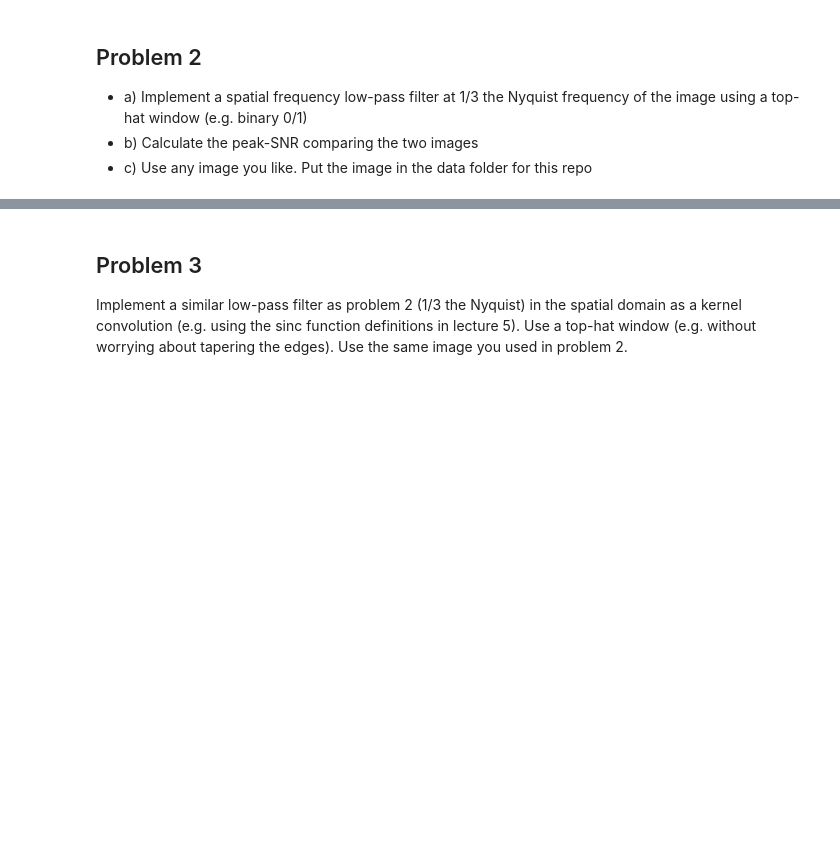
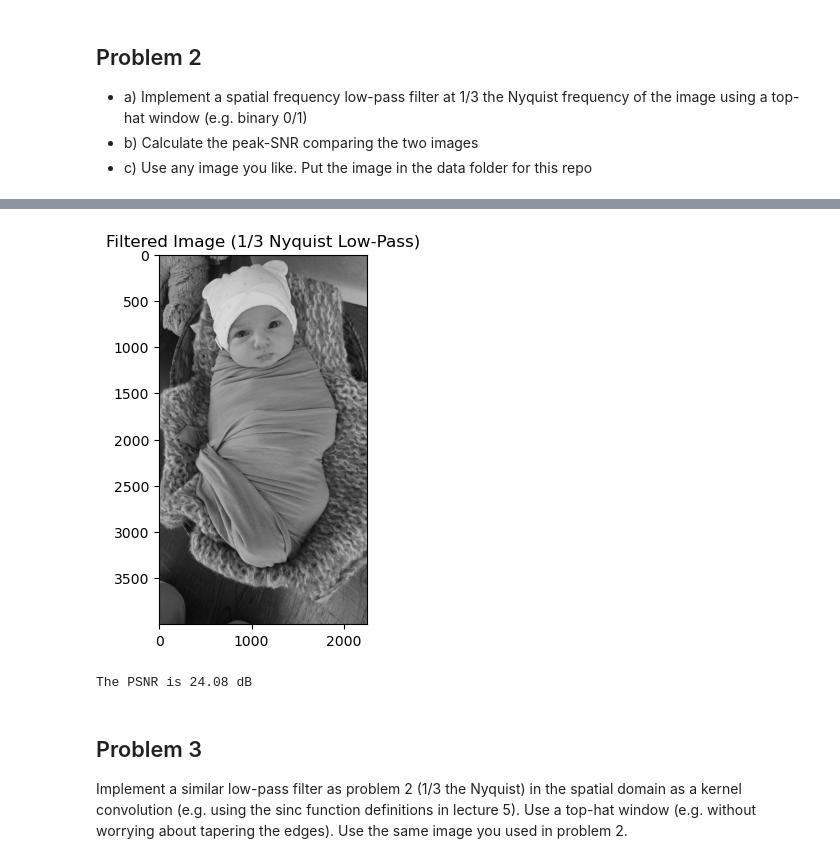
Before and after one commit to jacob-cunningham-ds/ece_2390, a Jupyter notebook: homework/02_hw/hw_02.ipynb, the cells around one changed output, grey strips where cells are left out. Cells and saved outputs as stored; diff of their text form; code cells hidden in the pictures; blank space fills up the shorter version.

```diff
--- a/homework/02_hw/hw_02.ipynb
+++ b/homework/02_hw/hw_02.ipynb
@@ -22,3 +120,29 @@ def myfunction(required_inputs,optional_inputs='defaultvalue'):
+# %%
+# apply top-hat filter to DFT
+filtered_dft = dft_shifted * th_filter
+
+# shift the zero frequency from the center back to the top left corner
+filtered_dft_shift_back = np.fft.ifftshift(filtered_dft)
+
+# compute the IDFT
+filtered_img = np.fft.ifft2(filtered_dft_shift_back)
+
+# get the real part of the image
+filtered_img = np.abs(filtered_img)
+
+# show the reconstructed image
+fig, ax = plt.subplots()
+ax.imshow(filtered_img, cmap='gray', vmin=0, vmax=255)
+ax.set_title('Filtered Image (1/3 Nyquist Low-Pass)')
+plt.savefig('Data/reconstructed.png', bbox_inches='tight')
+plt.show()
+# %% [output]
+[figure, added]
+# %%
+PSNR = pSNR(img, filtered_img)
+print(f'The PSNR is {PSNR:.2f} dB')
+# %% [output]
+The PSNR is 24.08 dB
 # %% [markdown]
 ## Problem 3
 Implement a similar low-pass filter as problem 2 (1/3 the Nyquist) in the spatial domain as a kernel convolution (e.g. using the sinc function definitions in lecture 5).  Use a top-hat window (e.g. without worrying about tapering the edges).  Use the same image you used in problem 2.
```
Also changed, not shown: parts of 17 cells of this notebook, 12 other files.
